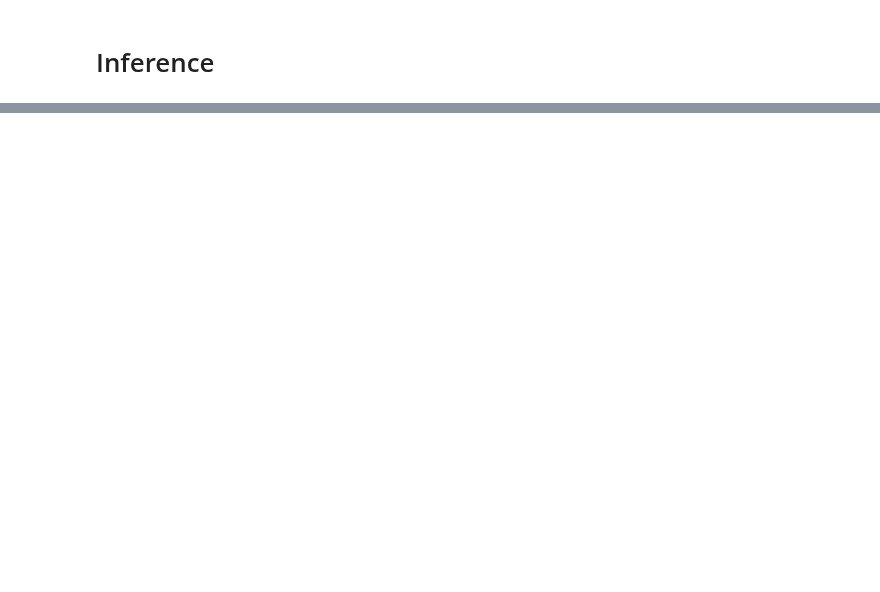
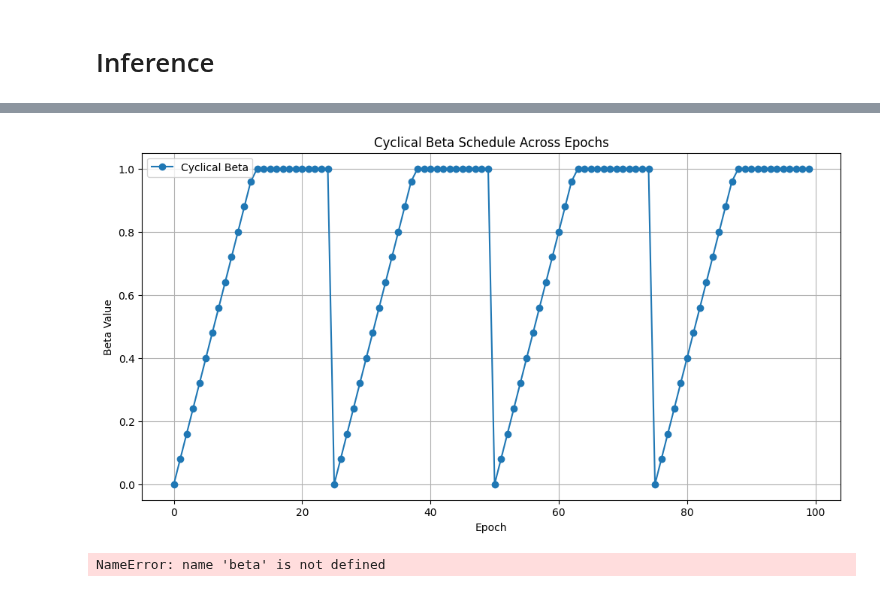
Before and after one commit to mayank05942/CVAEI, a Jupyter notebook: notebooks/two_moon_test.ipynb, the cells around one changed output, grey strips where cells are left out. Cells and saved outputs as stored; diff of their text form; code cells hidden in the pictures; blank space fills up the shorter version.

Commit message:
updated cyclic annealing method

```diff
--- a/notebooks/two_moon_test.ipynb
+++ b/notebooks/two_moon_test.ipynb
@@ -171,0 +175,56 @@ two_moons.analytic_posterior()
+# %%
+import matplotlib.pyplot as plt
+def calculate_beta(epoch, total_epochs, n_cycle, ratio=0.5, start=0, stop=1):
+    """
+    Calculate the cyclical beta value for KL divergence regularization based on the current epoch.
+
+    Parameters:
+    epoch (int): Current training epoch.
+    total_epochs (int): Total number of epochs for training.
+    n_cycle (int): Number of cycles over total epochs.
+    ratio (float): Portion of the cycle for beta to increase.
+    start (float): Starting value of beta.
+    stop (float): Stopping value of beta.
+
+    Returns:
+    float: Calculated beta value.
+    """
+    # Calculate the period of each cycle and the step for linear increase
+    period = total_epochs / n_cycle
+    step = (stop - start) / (period * ratio)
+
+    # Determine the current cycle
+    cycle = int(epoch // period)
+    cycle_epoch = epoch % period
+
+    # Increase beta linearly for a portion of the cycle, then hold
+    if cycle_epoch < (period * ratio):
+        beta = start + cycle_epoch * step
+    else:
+        beta = stop
+
+    return beta
+
+# Parameters for the test
+total_epochs = 100  # Total number of epochs for the test
+n_cycle = 4        # Number of cycles
+ratio = 0.5        # Portion of the cycle to increase beta
+
+# Generate beta values for each epoch
+beta_values = [calculate_beta(epoch, total_epochs, n_cycle, ratio) for epoch in range(total_epochs)]
+
+# Plotting the beta values
+plt.figure(figsize=(12, 6))
+plt.plot(beta_values, label='Cyclical Beta', marker='o')
+plt.xlabel('Epoch')
+plt.ylabel('Beta Value')
+plt.title('Cyclical Beta Schedule Across Epochs')
+plt.legend()
+plt.grid(True)
+plt.show()
+# %% [output]
+[figure, added]
+# %%
+beta
+# %% [output]
+NameError: name 'beta' is not defined
```
Also changed, not shown: parts of 9 cells of this notebook, 2 other files.
